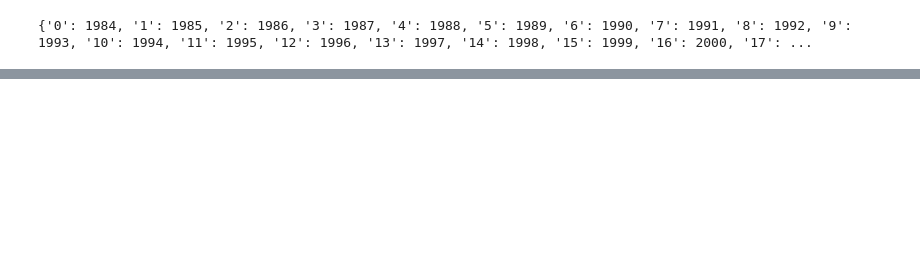
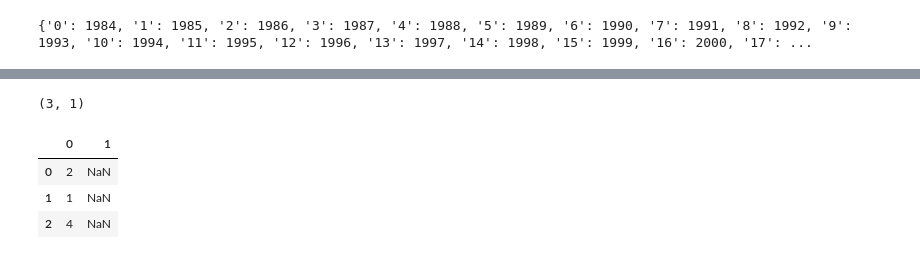
Before and after one commit to Shirobakaidou/Aquaponds, a Jupyter notebook: 05_zonalStats_Function.ipynb, the cells around one changed output, grey strips where cells are left out. Cells and saved outputs as stored; diff of their text form; code cells hidden in the pictures; blank space fills up the shorter version.

```diff
--- a/05_zonalStats_Function.ipynb
+++ b/05_zonalStats_Function.ipynb
@@ -421,0 +320,17 @@ ponds_zonstats
+# %%
+colnames = ['c0_2019', 'c1_2019']
+
+df_test = pd.DataFrame(zonstats_2nd)
+print(df_test.shape)
+
+if 0 not in df_test:
+  df_test['0'] = np.nan
+if 1 not in df_test:
+  df_test['1'] = np.nan
+df_test
+# %% [output]
+(3, 1)
+|  | 0 | 1 |
+| 0 | 2 | NaN |
+| 1 | 1 | NaN |
+| 2 | 4 | NaN |
```
Also changed, not shown: parts of 40 cells of this notebook.
